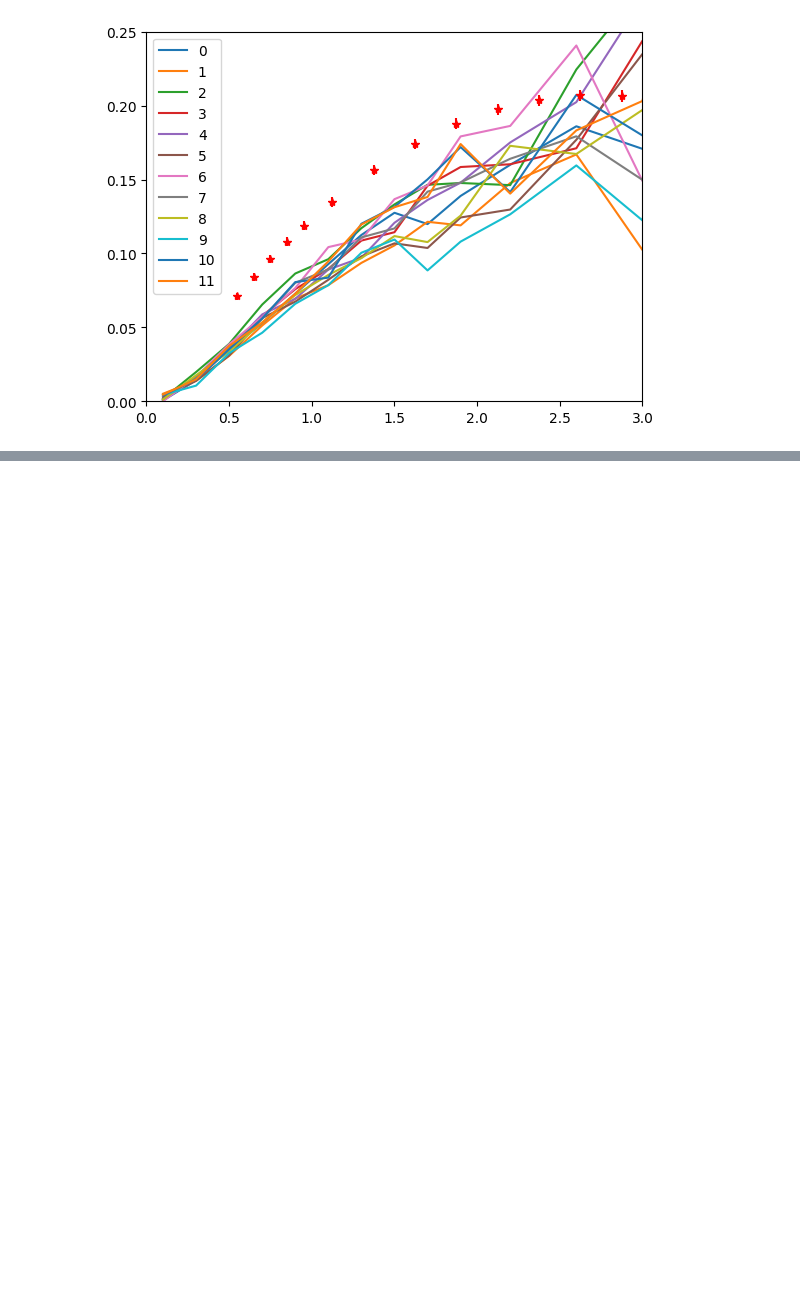
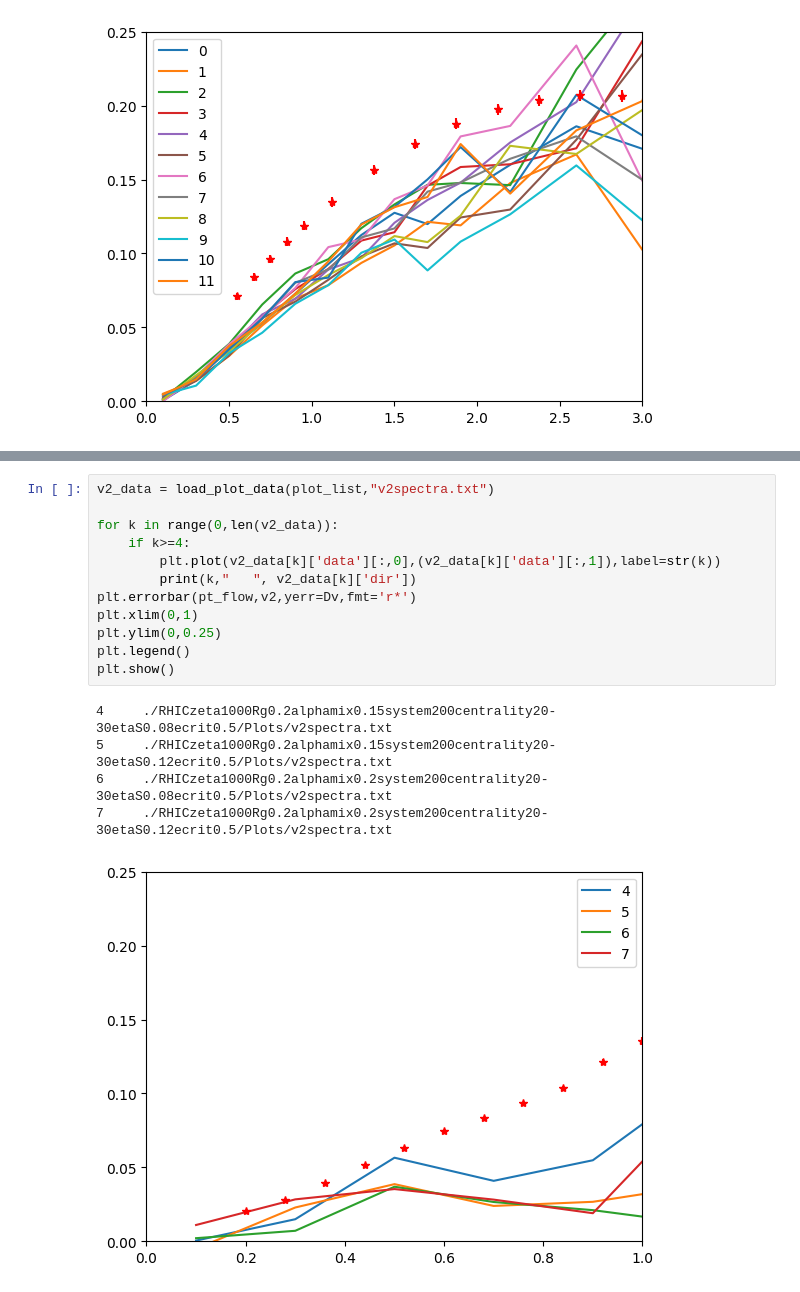
Before and after one commit to fafafrens/smash-vhlle-hybrid-python, a Jupyter notebook: plots_v2.ipynb, the cells around one changed output, grey strips where cells are left out. Cells and saved outputs as stored; diff of their text form; blank space fills up the shorter version.

```diff
--- a/plots_v2.ipynb
+++ b/plots_v2.ipynb
@@ -93,0 +139,18 @@ plt.show()
+# %%
+v2_data = load_plot_data(plot_list,"v2spectra.txt")
+
+for k in range(0,len(v2_data)):
+    if k>=4:
+        plt.plot(v2_data[k]['data'][:,0],(v2_data[k]['data'][:,1]),label=str(k))
+        print(k,"   ", v2_data[k]['dir'])
+plt.errorbar(pt_flow,v2,yerr=Dv,fmt='r*')
+plt.xlim(0,1)
+plt.ylim(0,0.25)
+plt.legend()
+plt.show()
+# %% [output]
+4     ./RHICzeta1000Rg0.2alphamix0.15system200centrality20-30etaS0.08ecrit0.5/Plots/v2spectra.txt
+5     ./RHICzeta1000Rg0.2alphamix0.15system200centrality20-30etaS0.12ecrit0.5/Plots/v2spectra.txt
+6     ./RHICzeta1000Rg0.2alphamix0.2system200centrality20-30etaS0.08ecrit0.5/Plots/v2spectra.txt
+7     ./RHICzeta1000Rg0.2alphamix0.2system200centrality20-30etaS0.12ecrit0.5/Plots/v2spectra.txt
+[figure, added]
```
Also changed, not shown: parts of 8 cells of this notebook, 2 other files.
